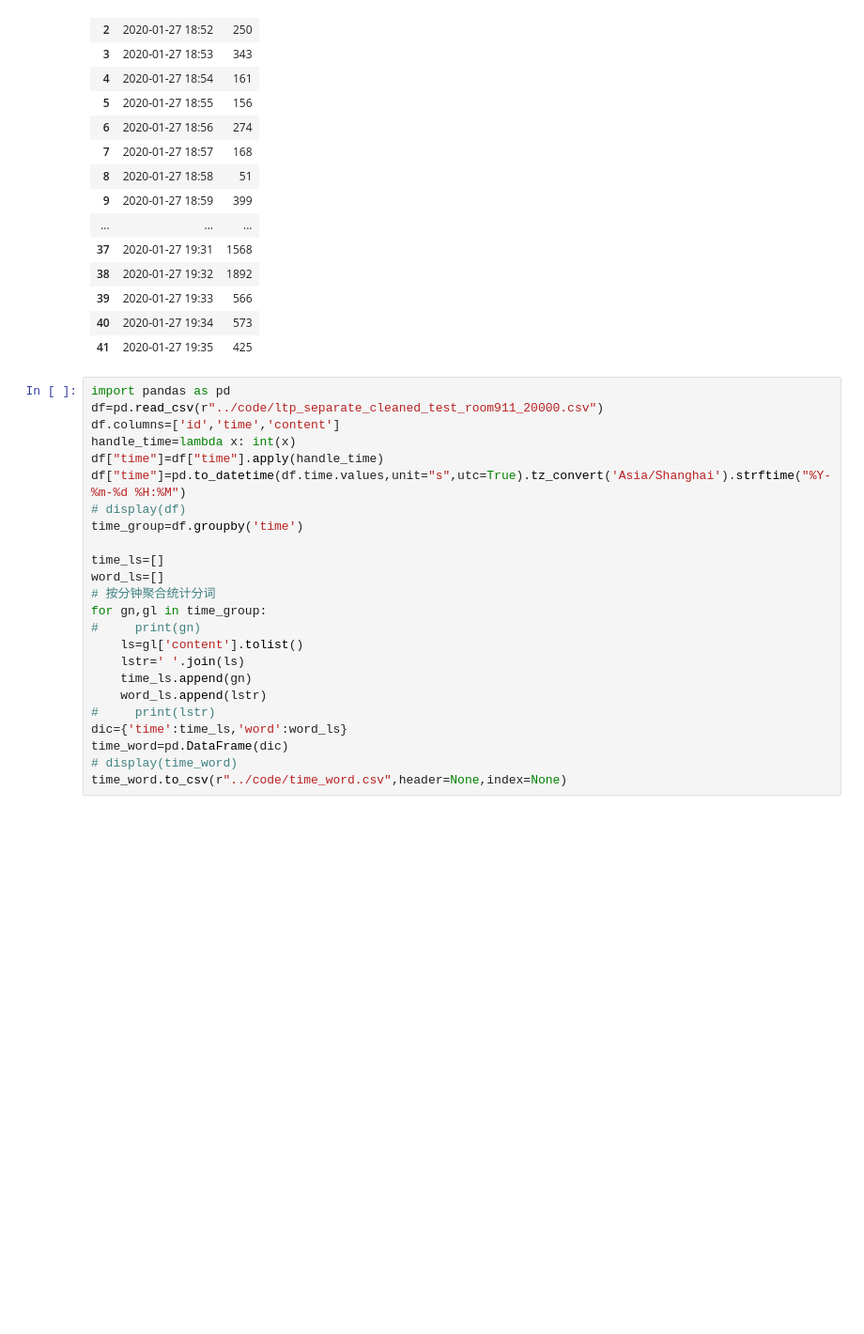
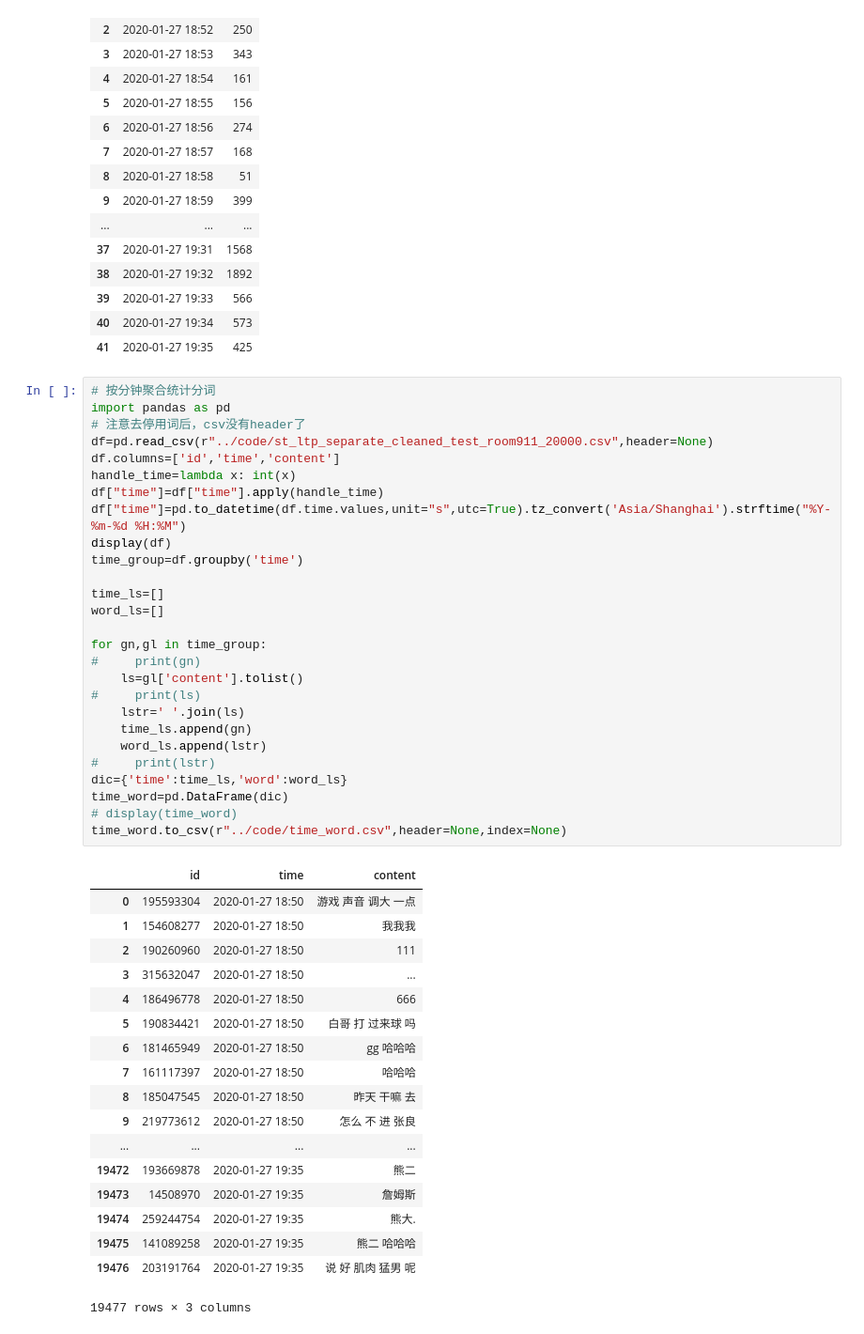
Before and after one commit to zhou-xingxing/graduate_work, a Jupyter notebook: statistics.ipynb, the cells around one changed output. Shown at 94% size. Drawn from its saved outputs; the diff is of its cells as text; blank space fills up the shorter version.

```diff
--- a/statistics.ipynb
+++ b/statistics.ipynb
@@ -51,26 +52,48 @@ display(data)
 | 40 | 2020-01-27 19:34 | 573 |
 | 41 | 2020-01-27 19:35 | 425 |
 # %%
+# 按分钟聚合统计分词
 import pandas as pd
-df=pd.read_csv(r"../code/ltp_separate_cleaned_test_room911_20000.csv")
+# 注意去停用词后，csv没有header了
+df=pd.read_csv(r"../code/st_ltp_separate_cleaned_test_room911_20000.csv",header=None)
 df.columns=['id','time','content']
 handle_time=lambda x: int(x)
 df["time"]=df["time"].apply(handle_time)
 df["time"]=pd.to_datetime(df.time.values,unit="s",utc=True).tz_convert('Asia/Shanghai').strftime("%Y-%m-%d %H:%M")
-# display(df)
+display(df)
 time_group=df.groupby('time')
 
 time_ls=[]
 word_ls=[]
-# 按分钟聚合统计分词
+
 for gn,gl in time_group:
 #     print(gn)
     ls=gl['content'].tolist()
+#     print(ls)
     lstr=' '.join(ls)
     time_ls.append(gn)
     word_ls.append(lstr)
 #     print(lstr)
 dic={'time':time_ls,'word':word_ls}
 time_word=pd.DataFrame(dic)
 # display(time_word)
 time_word.to_csv(r"../code/time_word.csv",header=None,index=None)
+# %% [output]
+|  | id | time | content |
+| 0 | 195593304 | 2020-01-27 18:50 | 游戏 声音 调大 一点 |
+| 1 | 154608277 | 2020-01-27 18:50 | 我我我 |
+| 2 | 190260960 | 2020-01-27 18:50 | 111 |
+| 3 | 315632047 | 2020-01-27 18:50 | ... |
+| 4 | 186496778 | 2020-01-27 18:50 | 666 |
+| 5 | 190834421 | 2020-01-27 18:50 | 白哥 打 过来球 吗 |
+| 6 | 181465949 | 2020-01-27 18:50 | gg 哈哈哈 |
+| 7 | 161117397 | 2020-01-27 18:50 | 哈哈哈 |
+| 8 | 185047545 | 2020-01-27 18:50 | 昨天 干嘛 去 |
+| 9 | 219773612 | 2020-01-27 18:50 | 怎么 不 进 张良 |
+| ... | ... | ... | ... |
+| 19472 | 193669878 | 2020-01-27 19:35 | 熊二 |
+| 19473 | 14508970 | 2020-01-27 19:35 | 詹姆斯 |
+| 19474 | 259244754 | 2020-01-27 19:35 | 熊大. |
+| 19475 | 141089258 | 2020-01-27 19:35 | 熊二 哈哈哈 |
+| 19476 | 203191764 | 2020-01-27 19:35 | 说 好 肌肉 猛男 呢 |
+19477 rows × 3 columns
```
Also changed, not shown: parts of 4 cells of this notebook, 7 other files.
